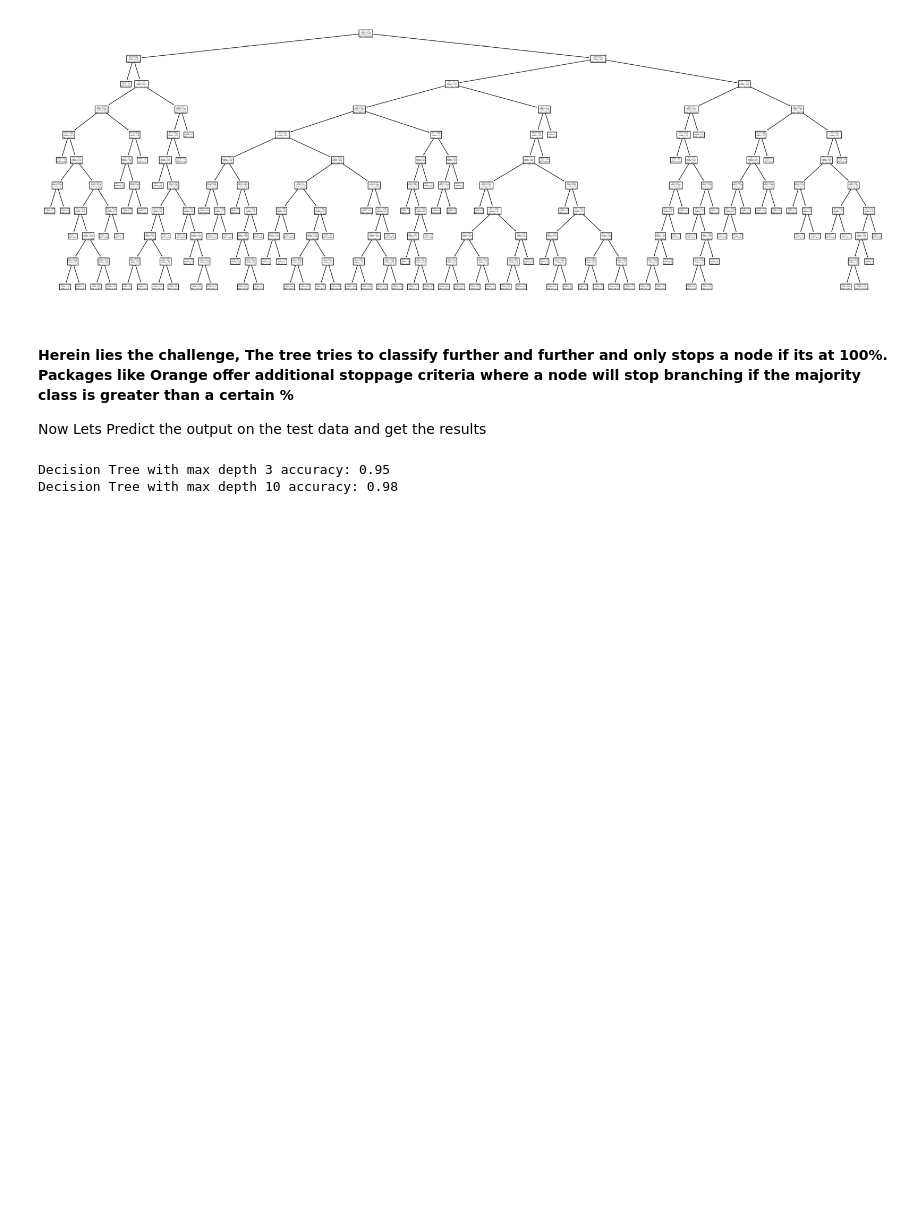
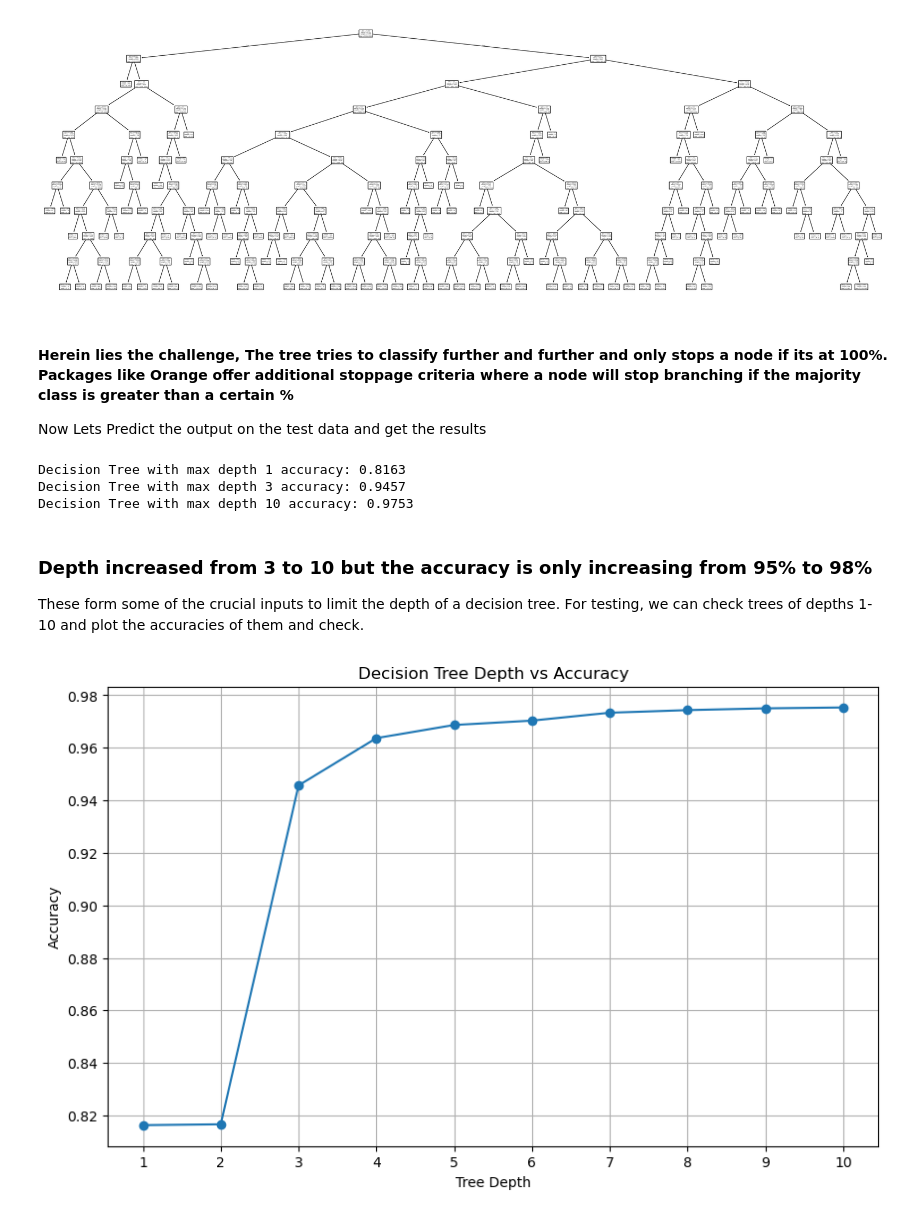
Before and after one commit to Nischay4975/DS-ML, a Jupyter notebook: Employee Attrition/Decision Tree Analysis.ipynb, the cells around one changed output. Drawn from its saved outputs; the diff is of its cells as text; code cells hidden in the pictures; blank space fills up the shorter version.

```diff
--- a/Employee Attrition/Decision Tree Analysis.ipynb
+++ b/Employee Attrition/Decision Tree Analysis.ipynb
@@ -482,12 +482,70 @@ plt.show()
 
 Now Lets Predict the output on the test data and get the results
 # %%
+tree_prediction_1 = tree_depth_1.predict(X_testset)
 tree_prediction_3 = tree_depth_3.predict(X_testset)
-tree_predictions = tree_depth_10.predict(X_testset)
+tree_prediction_10 = tree_depth_10.predict(X_testset)
 
 
-print(f"Decision Tree with max depth 3 accuracy: {metrics.accuracy_score(y_testset, tree_prediction_3):.2f}")
-print(f"Decision Tree with max depth 10 accuracy: {metrics.accuracy_score(y_testset, tree_predictions):.2f}")
+print(f"Decision Tree with max depth 1 accuracy: {metrics.accuracy_score(y_testset, tree_prediction_1):.4f}")
+print(f"Decision Tree with max depth 3 accuracy: {metrics.accuracy_score(y_testset, tree_prediction_3):.4f}")
+print(f"Decision Tree with max depth 10 accuracy: {metrics.accuracy_score(y_testset, tree_prediction_10):.4f}")
 # %% [output]
-Decision Tree with max depth 3 accuracy: 0.95
-Decision Tree with max depth 10 accuracy: 0.98
+Decision Tree with max depth 1 accuracy: 0.8163
+Decision Tree with max depth 3 accuracy: 0.9457
+Decision Tree with max depth 10 accuracy: 0.9753
+# %% [markdown]
+### Depth increased from 3 to 10 but the accuracy is only increasing from 95% to 98% ###
+These form some of the crucial inputs to limit the depth of a decision tree. For testing, we can check trees of depths 1-10 and plot the accuracies of them and check.
+# %%
+tree_depth_2 = DecisionTreeClassifier(max_depth=2, criterion='entropy', min_samples_split=10, min_samples_leaf=2, random_state=42)
+tree_depth_2.fit(X_trainset, y_trainset)
+tree_prediction_2= tree_depth_2.predict(X_testset)
+
+tree_depth_4 = DecisionTreeClassifier(max_depth=4, criterion='entropy', min_samples_split=10, min_samples_leaf=2, random_state=42)
+tree_depth_4.fit(X_trainset, y_trainset)
+tree_prediction_4 = tree_depth_4.predict(X_testset)
+
+tree_depth_5 = DecisionTreeClassifier(max_depth=5, criterion='entropy', min_samples_split=10, min_samples_leaf=2, random_state=42)
+tree_depth_5.fit(X_trainset, y_trainset)
+tree_prediction_5 = tree_depth_5.predict(X_testset)
+
+tree_depth_6 = DecisionTreeClassifier(max_depth=6, criterion='entropy', min_samples_split=10, min_samples_leaf=2, random_state=42)
+tree_depth_6.fit(X_trainset, y_trainset)
+tree_prediction_6 = tree_depth_6.predict(X_testset)
+
+tree_depth_7 = DecisionTreeClassifier(max_depth=7, criterion='entropy', min_samples_split=10, min_samples_leaf=2, random_state=42)
+tree_depth_7.fit(X_trainset, y_trainset)
+tree_prediction_7 = tree_depth_7.predict(X_testset)
+
+tree_depth_8 = DecisionTreeClassifier(max_depth=8, criterion='entropy', min_samples_split=10, min_samples_leaf=2, random_state=42)
+tree_depth_8.fit(X_trainset, y_trainset)
+tree_prediction_8 = tree_depth_8.predict(X_testset)
+
+tree_depth_9 = DecisionTreeClassifier(max_depth=9, criterion='entropy', min_samples_split=10, min_samples_leaf=2, random_state=42)
+tree_depth_9.fit(X_trainset, y_trainset)
+tree_prediction_9 = tree_depth_9.predict(X_testset)
+
+
+# Calculate accuracies for each depth
+accuracies = []
+depths = range(1,11)
+
+for depth, prediction in zip(depths, [tree_prediction_1, tree_prediction_2, tree_prediction_3,
+                                    tree_prediction_4, tree_prediction_5, tree_prediction_6,
+                                    tree_prediction_7, tree_prediction_8, tree_prediction_9,
+                                    tree_prediction_10]):
+    accuracy = metrics.accuracy_score(y_testset, prediction)
+    accuracies.append(accuracy)
+
+# Create the plot
+plt.figure(figsize=(10,6))
+plt.plot(depths, accuracies, marker='o', linestyle='-')
+plt.title('Decision Tree Depth vs Accuracy')
+plt.xlabel('Tree Depth')
+plt.ylabel('Accuracy')
+plt.grid(True)
+plt.xticks(depths)
+plt.show()
+# %% [output]
+[figure, added]
```
Also changed, not shown: parts of 2 cells of this notebook.
